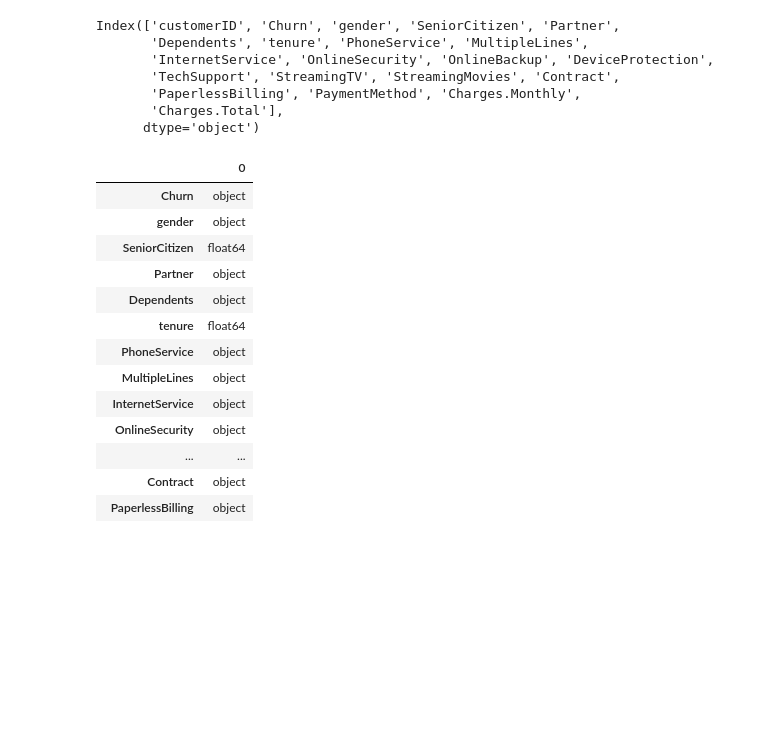
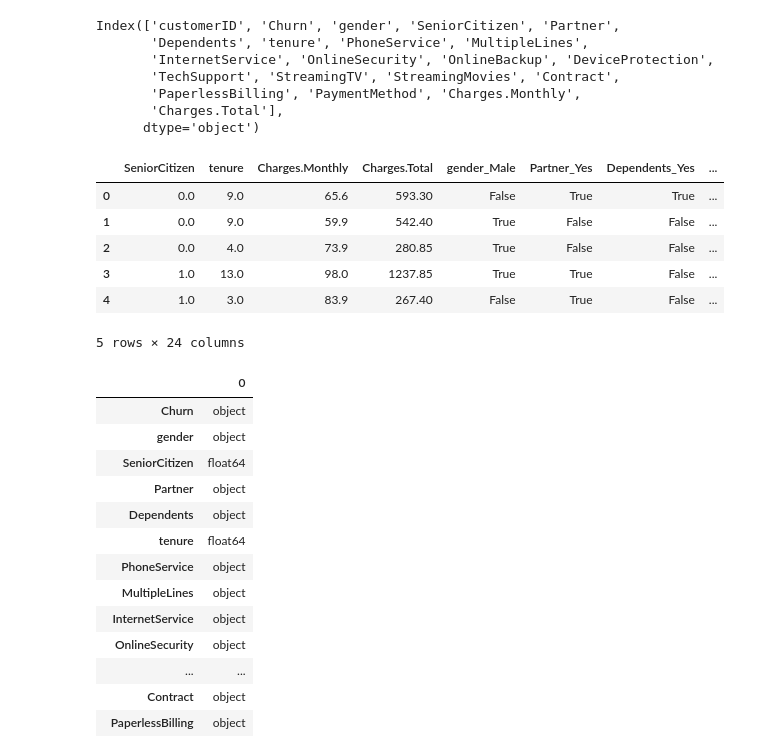
Before and after one commit to sarahouses/proyecto_telecomx2, a Jupyter notebook: Proyecto_telecomx2.ipynb, the cells around one changed output. Saved outputs shown, nothing was run; the diff lists cells and outputs as text; code cells hidden in the pictures; blank space fills up the shorter version.

```diff
--- a/Proyecto_telecomx2.ipynb
+++ b/Proyecto_telecomx2.ipynb
@@ -51,3 +49,17 @@ df=df.drop(columns=["customerID"])
+# %%
+df=df.drop(columns=["customerID"])
+# Reconstruir dataframe completo después del encoding
+df_encoded = pd.concat([X_encoded, y.reset_index(drop=True)], axis=1)
+
+df_encoded.head()
+# %% [output]
+|  | SeniorCitizen | tenure | Charges.Monthly | Charges.Total | gender_Male | Partner_Yes | Dependents_Yes | ... |
+| 0 | 0.0 | 9.0 | 65.6 | 593.30 | False | True | True | ... |
+| 1 | 0.0 | 9.0 | 59.9 | 542.40 | True | False | False | ... |
+| 2 | 0.0 | 4.0 | 73.9 | 280.85 | True | False | False | ... |
+| 3 | 1.0 | 13.0 | 98.0 | 1237.85 | True | True | False | ... |
+| 4 | 1.0 | 3.0 | 83.9 | 267.40 | False | True | False | ... |
+5 rows × 24 columns
 # %%
 #Tipos de datos de las columnas
 df.dtypes
```
Also changed, not shown: parts of 18 cells of this notebook.
